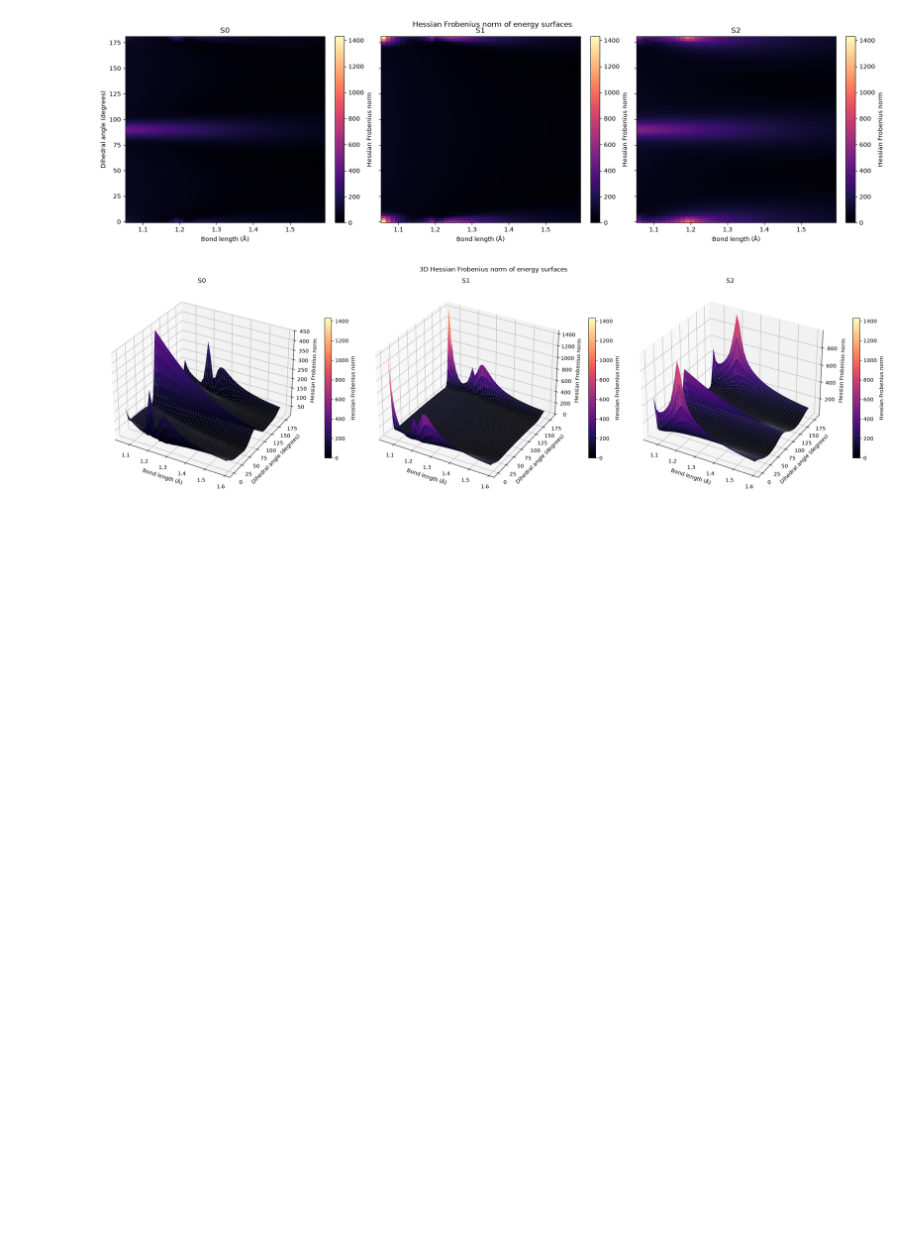
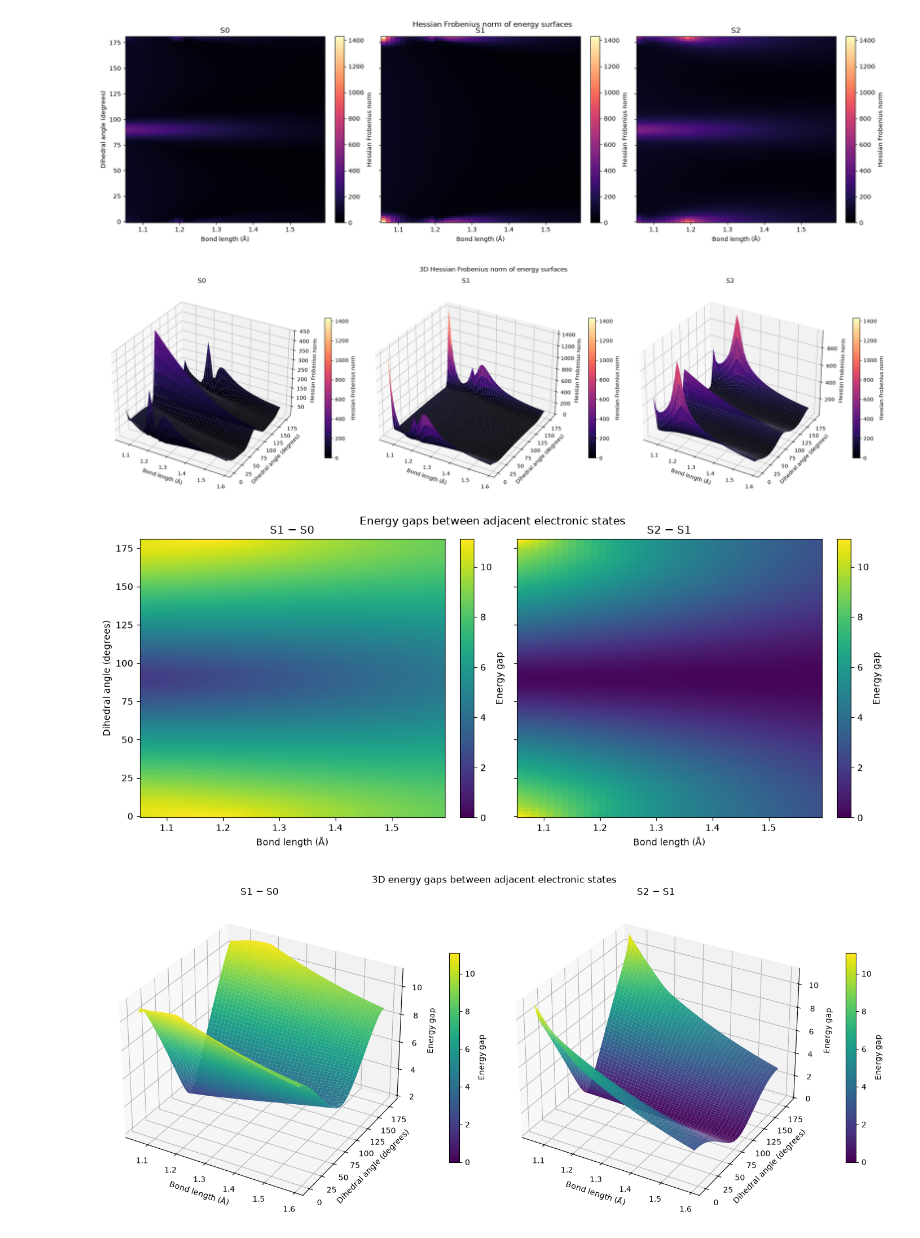
Before and after one commit to yoghurtfork/X-MACE-sampling, a Jupyter notebook: notebooks/visualising_dataset_clean.ipynb, the cells around one changed output. Cells and saved outputs as stored; diff of their text form; code cells hidden in the pictures; blank space fills up the shorter version.

```diff
--- a/notebooks/visualising_dataset_clean.ipynb
+++ b/notebooks/visualising_dataset_clean.ipynb
@@ -430,3 +430,54 @@ plt.show()
 # %% [output]
 [figure]
 [figure]
+# %%
+# Energy-gap surfaces between adjacent electronic states.
+%matplotlib inline
+
+if len(energy_surfaces) < 3:
+    raise ValueError("Energy-gap plots require energy surfaces S0, S1, and S2.")
+
+energy_gaps = {
+    "S1 − S0": make_surface_grid(energy_surfaces[1] - energy_surfaces[0]),
+    "S2 − S1": make_surface_grid(energy_surfaces[2] - energy_surfaces[1]),
+}
+gap_limit = max(np.nanmax(gap) for gap in energy_gaps.values())
+
+fig, axes = plt.subplots(
+    1, len(energy_gaps), figsize=(6 * len(energy_gaps), 5),
+    sharex=True, sharey=True, constrained_layout=True, squeeze=False,
+)
+for axis, (label, gap) in zip(axes[0], energy_gaps.items()):
+    heatmap = axis.pcolormesh(
+        bond_grid, dihedral_grid, gap, shading="nearest", cmap="viridis",
+        vmin=0, vmax=gap_limit,
+    )
+    fig.colorbar(heatmap, ax=axis, label="Energy gap")
+    axis.set_title(label)
+    axis.set_xlabel("Bond length (Å)")
+
+axes[0, 0].set_ylabel("Dihedral angle (degrees)")
+fig.suptitle("Energy gaps between adjacent electronic states", y=1.02)
+plt.show()
+
+# The same energy-gap data as 3D surfaces.
+bond_mesh, dihedral_mesh = np.meshgrid(bond_grid, dihedral_grid)
+fig = plt.figure(figsize=(7 * len(energy_gaps), 6), constrained_layout=True)
+for column, (label, gap) in enumerate(energy_gaps.items(), start=1):
+    axis = fig.add_subplot(1, len(energy_gaps), column, projection="3d")
+    surface = axis.plot_surface(
+        bond_mesh, dihedral_mesh, gap, cmap="viridis",
+        vmin=0, vmax=gap_limit, rstride=1, cstride=1,
+        linewidth=0, antialiased=True,
+    )
+    axis.set_title(label)
+    axis.set_xlabel("Bond length (Å)")
+    axis.set_ylabel("Dihedral angle (degrees)")
+    axis.set_zlabel("Energy gap")
+    fig.colorbar(surface, ax=axis, shrink=0.65, pad=0.1, label="Energy gap")
+
+fig.suptitle("3D energy gaps between adjacent electronic states", y=1.02)
+plt.show()
+# %% [output]
+[figure, added]
+[figure, added]
```
Also changed, not shown: parts of 3 cells of this notebook.
